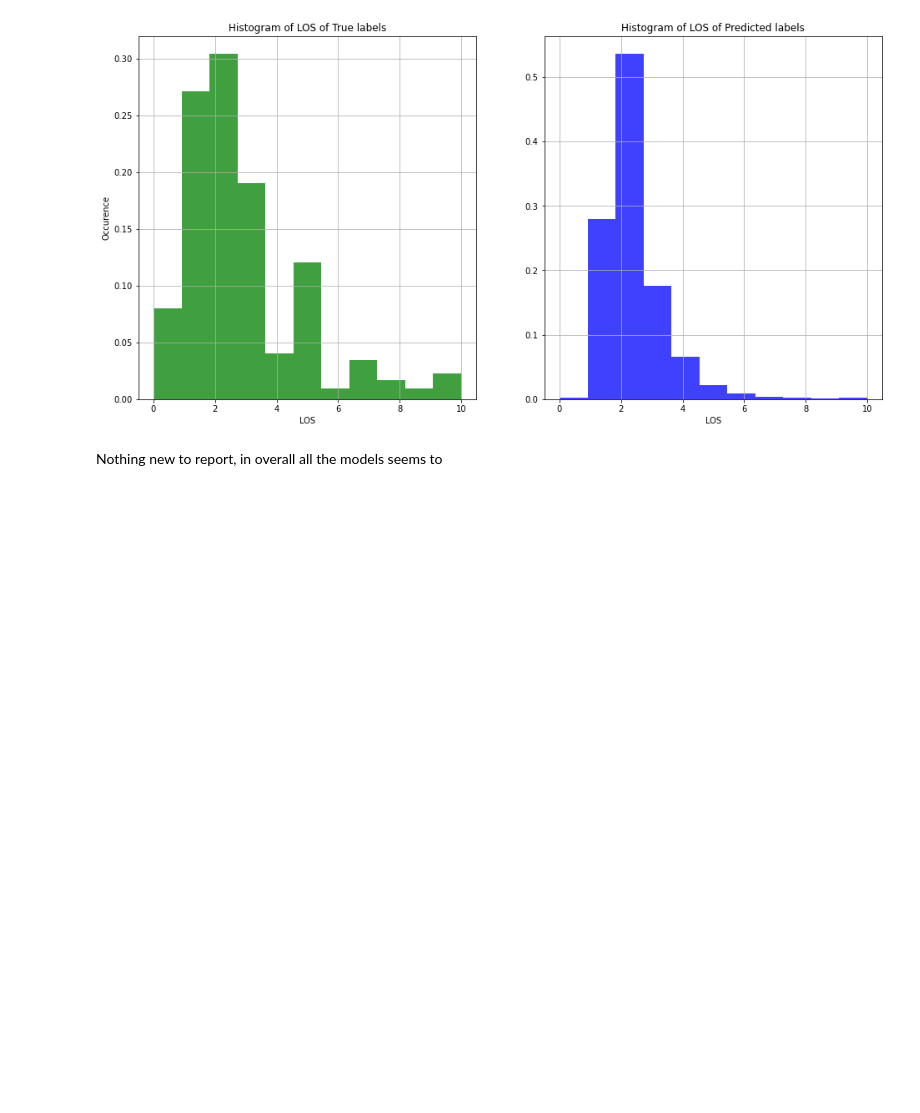
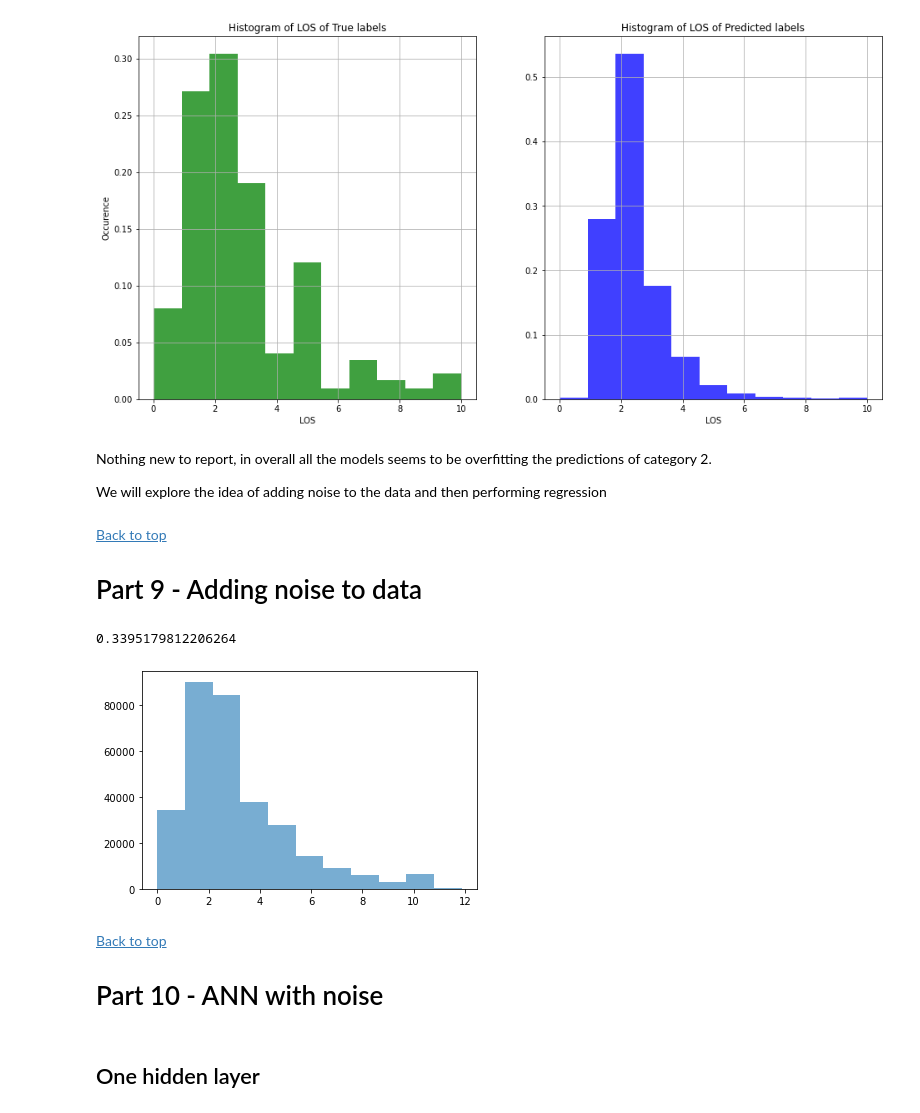
Before and after one commit to Baraa42/Elalami-Skakova-INM701-Coursework, a Jupyter notebook: 3- Regression.ipynb, the cells around one changed output. Saved outputs shown, nothing was run; the diff lists cells and outputs as text; code cells hidden in the pictures; blank space fills up the shorter version.

Commit message:
added regression

```diff
--- a/3- Regression.ipynb
+++ b/3- Regression.ipynb
@@ -734,4 +736,27 @@ plt.show()
 # %% [output]
 [figure]
 # %% [markdown]
-Nothing new to report, in overall all the models seems to
+Nothing new to report, in overall all the models seems to be overfitting the predictions of category 2.
+
+We will explore the idea of adding noise to the data and then performing regression
+# %% [markdown]
+[Back to top](#Content:)
+
+
+<a id='part9'></a>
+
+# Part 9 -   Adding noise to data
+# %%
+# Creating noise
+noise = np.abs(np.random.randn(len(y)))
+noise = 2*noise / noise.max()
+noise.mean()
+# %% [output]
+0.3395179812206264
+# %%
+# noisy target
+yn = y + noise
+# %%
+plt.hist(yn, bins=11, alpha=0.6);
+# %% [output]
+[figure, added]
@@ -737,0 +768,9 @@ Nothing new to report, in overall all the models seems to
+# %% [markdown]
+[Back to top](#Content:)
+
+
+<a id='part10'></a>
+
+# Part 10 -   ANN with noise
+# %% [markdown]
+## One hidden layer
```
Also changed, not shown: parts of 24 cells of this notebook.
